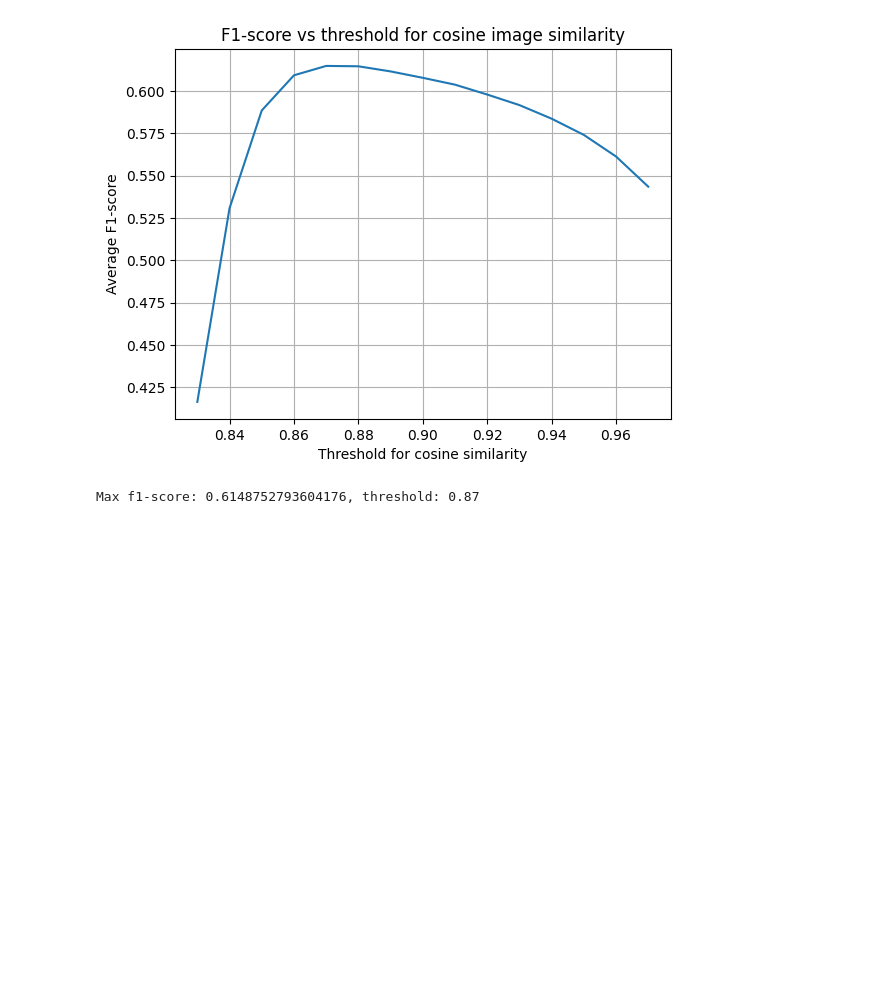
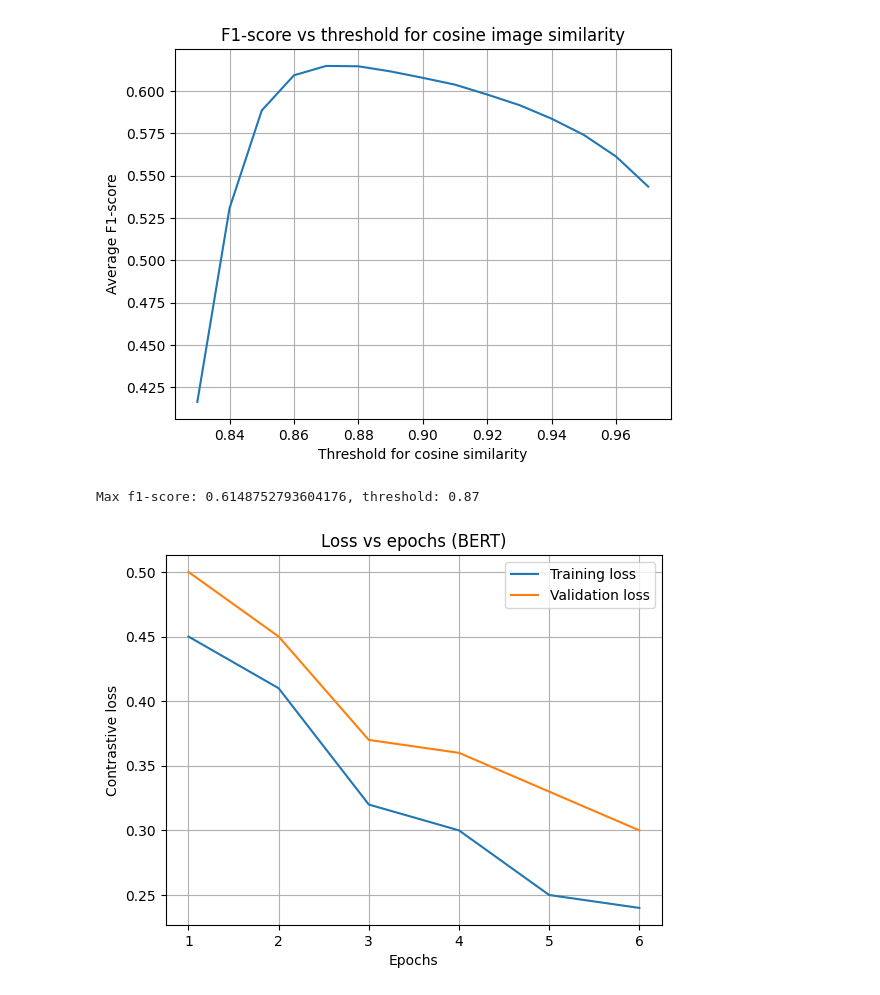
Before and after one commit to pavponn/dl-ecommerce-duplicates, a Jupyter notebook: ImageContrastiveLossMethod.ipynb, the cells around one changed output. Drawn from its saved outputs; the diff is of its cells as text; code cells hidden in the pictures; blank space fills up the shorter version.

Commit message:
Add common methosses

```diff
--- a/ImageContrastiveLossMethod.ipynb
+++ b/ImageContrastiveLossMethod.ipynb
@@ -481,3 +481,11 @@ plt.savefig('cnn-contrastive-loss-cosine-thresholds-all.png')
 print(f"Max f1-score: {max_f1}, threshold: {max_threshold}")
 # %% [output]
 Max f1-score: 0.6148752793604176, threshold: 0.87
+# %%
+from modules.utils.CommonVIsualizer import CommonVisualizer
+visualizer = CommonVisualizer()
+train_losses = [0.45, 0.41, 0.32, 0.30, 0.25, 0.24]
+val_losses = [0.5, 0.45, 0.37, 0.36, 0.33, 0.30]
+visualizer.plt_losses(train_losses, val_losses, 'BERT', 'Contrastive loss', 'example.png')
+# %% [output]
+[figure, added]
```
Also changed, not shown: 1 other file.
